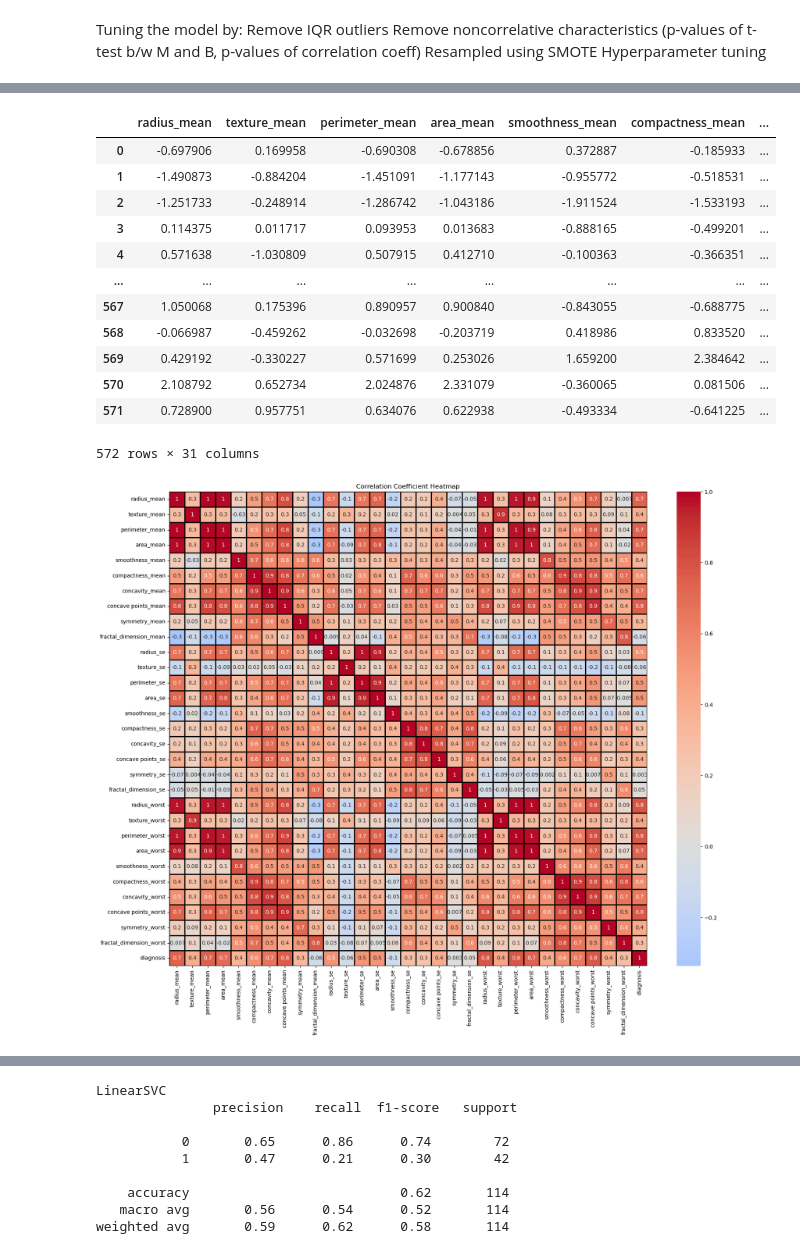
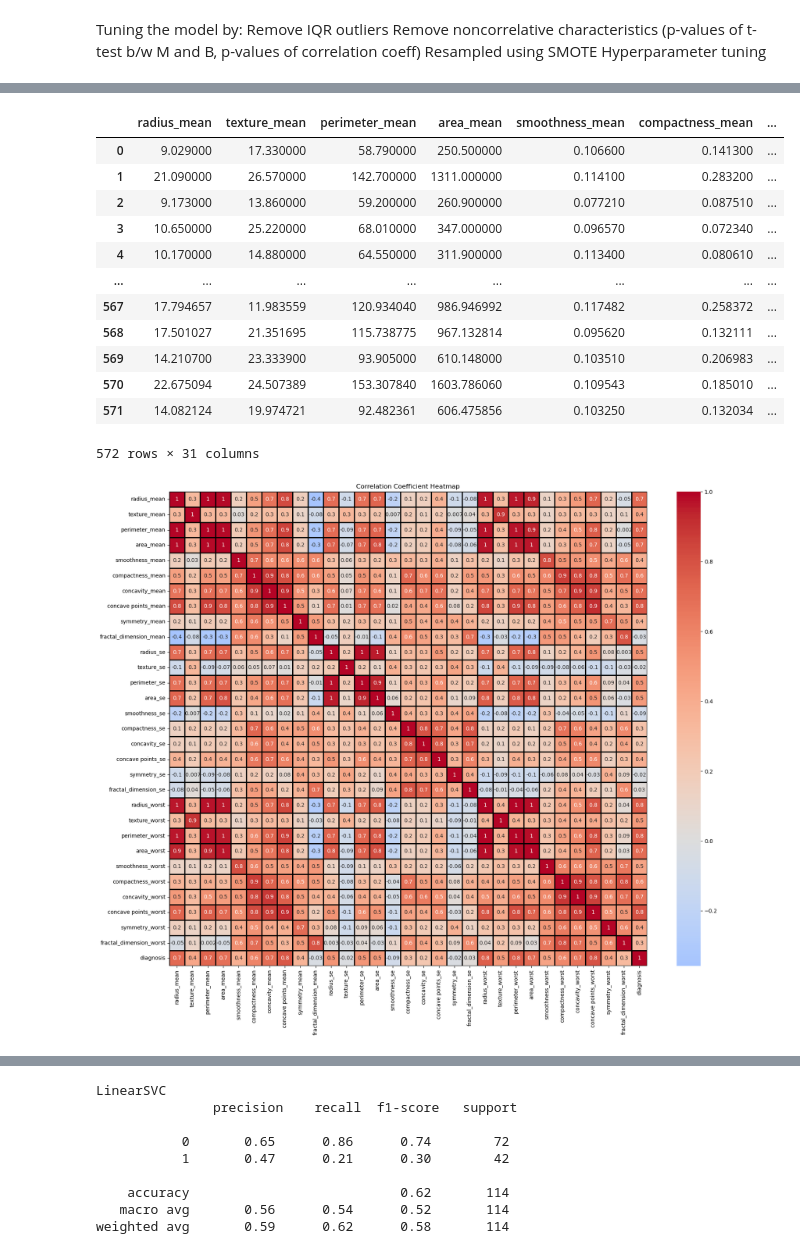
Before and after one commit to calvinyoon/DataScience, a Jupyter notebook: ML Binary Classification Tumor Type.ipynb, the cells around one changed output, grey strips where cells are left out. Cells and saved outputs as stored; diff of their text form; code cells hidden in the pictures.

```diff
--- a/ML Binary Classification Tumor Type.ipynb
+++ b/ML Binary Classification Tumor Type.ipynb
@@ -294,16 +316,13 @@ Please also refer to the documentation for alternative solver options:
 # %%
 from sklearn import preprocessing
 
-# Shuffle the data
-df_shuffled = df.sample(frac=1)
-
 # Define X and scale data to 0 mean
-X = df_shuffled.drop(columns = ["diagnosis"])
 scaler_X = preprocessing.StandardScaler()
-X_scaled = scaler_X.fit_transform(X)
+X_train_scaled = scaler_X.fit_transform(X_train)
+X_scaled_df = pd.DataFrame(X_train_scaled, columns=X_train.columns, index=X_train.index)
 
 # Define y
-y = df_shuffled["diagnosis"]
+y_train
+y_train_df = pd.DataFrame(y_train, columns=["diagnosis"], index=X_train.index)
 
-# Split training and testing samples
-X_train, X_test, y_train, y_test = train_test_split(X_scaled, y, test_size=0.2)
+X_scaled_df
@@ -400,13 +476,13 @@ f1          0.946065      0.933617            0.955114
 # %%
 smt = SMOTE()
-xtrain_res, ytrain_res = smt.fit_resample(X_train, y_train)
+X_train_res, y_train_res = smt.fit_resample(X_train, y_train)
 
 print(f'Distribution BEFORE balancing:\n{y_train.value_counts()}')
 print('=-'*16)
-print(f'Distribution AFTER balancing:\n{ytrain_res.value_counts()}')
+print(f'Distribution AFTER balancing:\n{y_train_res.value_counts()}')
 
-X_train = xtrain_res
-y_train = ytrain_res
+#X_train_res
+#y_train_res
 # %% [output]
 Distribution BEFORE balancing:
 0    286
@@ -472,35 +575,35 @@ from scipy.stats import pearsonr
 # %%
-# concat Xtrain and ytrain to make df_train
-X_train_columns = df.drop(columns="diagnosis").columns
-X_train_df = pd.DataFrame(X_train, columns=X_train_columns)
-y_train_df = y_train.to_frame(name="diagnosis")
-df_train = pd.concat([X_train_df, y_train_df], axis=1)
-df_train
+# DF_TRAIN is SCALED+RES
+
+X_train_res # already a df
+y_train_res_df = y_train_res.to_frame(name="diagnosis")
+df_train_res = pd.concat([X_train_res, y_train_res_df], axis=1)
+df_train_res
 # %% [output]
 |  | radius_mean | texture_mean | perimeter_mean | area_mean | smoothness_mean | compactness_mean | ... |
-| 0 | -0.697906 | 0.169958 | -0.690308 | -0.678856 | 0.372887 | -0.185933 | ... |
-| 1 | -1.490873 | -0.884204 | -1.451091 | -1.177143 | -0.955772 | -0.518531 | ... |
-| 2 | -1.251733 | -0.248914 | -1.286742 | -1.043186 | -1.911524 | -1.533193 | ... |
-| 3 | 0.114375 | 0.011717 | 0.093953 | 0.013683 | -0.888165 | -0.499201 | ... |
-| 4 | 0.571638 | -1.030809 | 0.507915 | 0.412710 | -0.100363 | -0.366351 | ... |
+| 0 | 9.029000 | 17.330000 | 58.790000 | 250.500000 | 0.106600 | 0.141300 | ... |
+| 1 | 21.090000 | 26.570000 | 142.700000 | 1311.000000 | 0.114100 | 0.283200 | ... |
+| 2 | 9.173000 | 13.860000 | 59.200000 | 260.900000 | 0.077210 | 0.087510 | ... |
+| 3 | 10.650000 | 25.220000 | 68.010000 | 347.000000 | 0.096570 | 0.072340 | ... |
+| 4 | 10.170000 | 14.880000 | 64.550000 | 311.900000 | 0.113400 | 0.080610 | ... |
 | ... | ... | ... | ... | ... | ... | ... | ... |
-| 567 | 1.050068 | 0.175396 | 0.890957 | 0.900840 | -0.843055 | -0.688775 | ... |
-| 568 | -0.066987 | -0.459262 | -0.032698 | -0.203719 | 0.418986 | 0.833520 | ... |
-| 569 | 0.429192 | -0.330227 | 0.571699 | 0.253026 | 1.659200 | 2.384642 | ... |
-| 570 | 2.108792 | 0.652734 | 2.024876 | 2.331079 | -0.360065 | 0.081506 | ... |
-| 571 | 0.728900 | 0.957751 | 0.634076 | 0.622938 | -0.493334 | -0.641225 | ... |
+| 567 | 17.794657 | 11.983559 | 120.934040 | 986.946992 | 0.117482 | 0.258372 | ... |
+| 568 | 17.501027 | 21.351695 | 115.738775 | 967.132814 | 0.095620 | 0.132111 | ... |
+| 569 | 14.210700 | 23.333900 | 93.905000 | 610.148000 | 0.103510 | 0.206983 | ... |
+| 570 | 22.675094 | 24.507389 | 153.307840 | 1603.786060 | 0.109543 | 0.185010 | ... |
+| 571 | 14.082124 | 19.974721 | 92.482361 | 606.475856 | 0.103250 | 0.132034 | ... |
 572 rows × 31 columns
 # %%
 # Create a heatmap using Seaborn
 plt.figure(figsize=(20, 16))
-sns.heatmap(data = df_train.corr(),
+sns.heatmap(data = df_train_res.corr(),
             annot = True,
             fmt = '.1g',       #.1g (1 decimal)
             center = 0,        #0.7
             cmap = 'coolwarm',  #rocket
             linewidths = 1,
             linecolor = 'black')
 plt.title("Correlation Coefficient Heatmap")
 plt.show()
 # %% [output]
-[figure, old version]
+[figure, new version]
```
Also changed, not shown: parts of 24 cells of this notebook.
